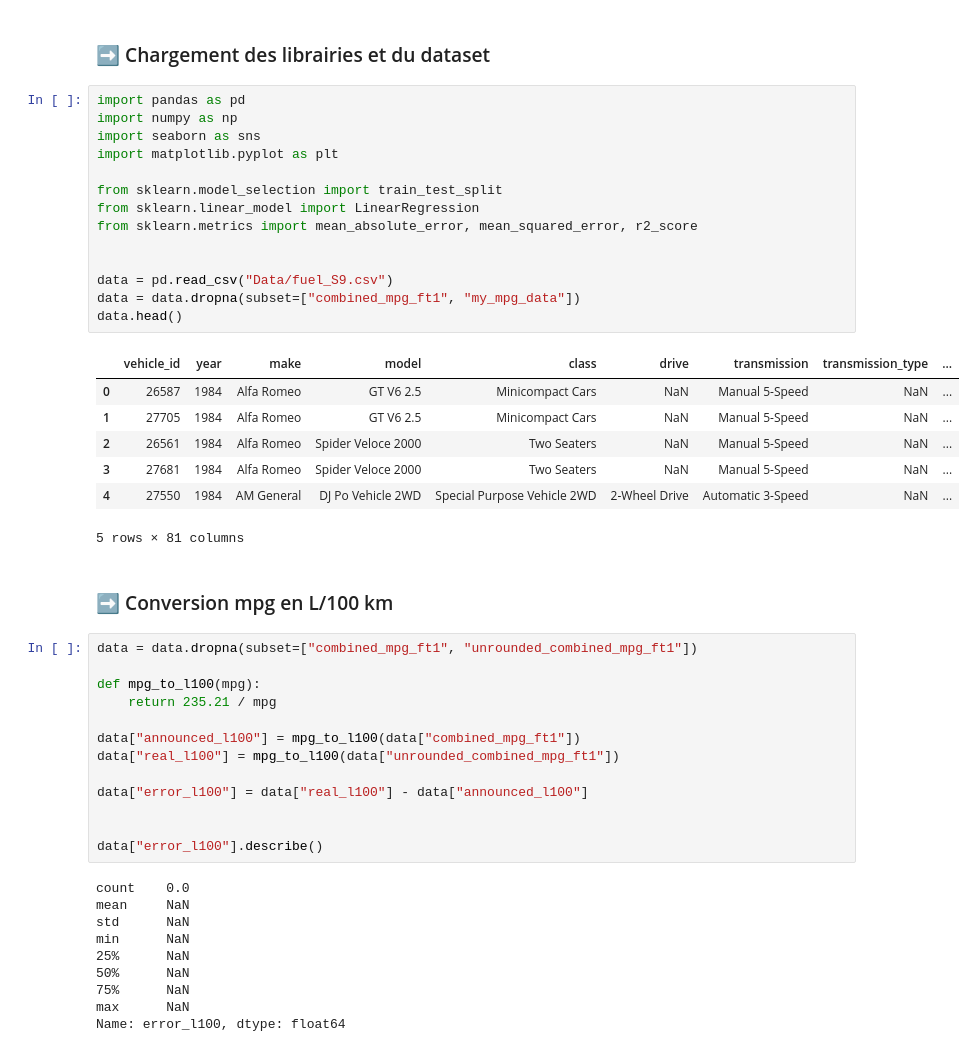
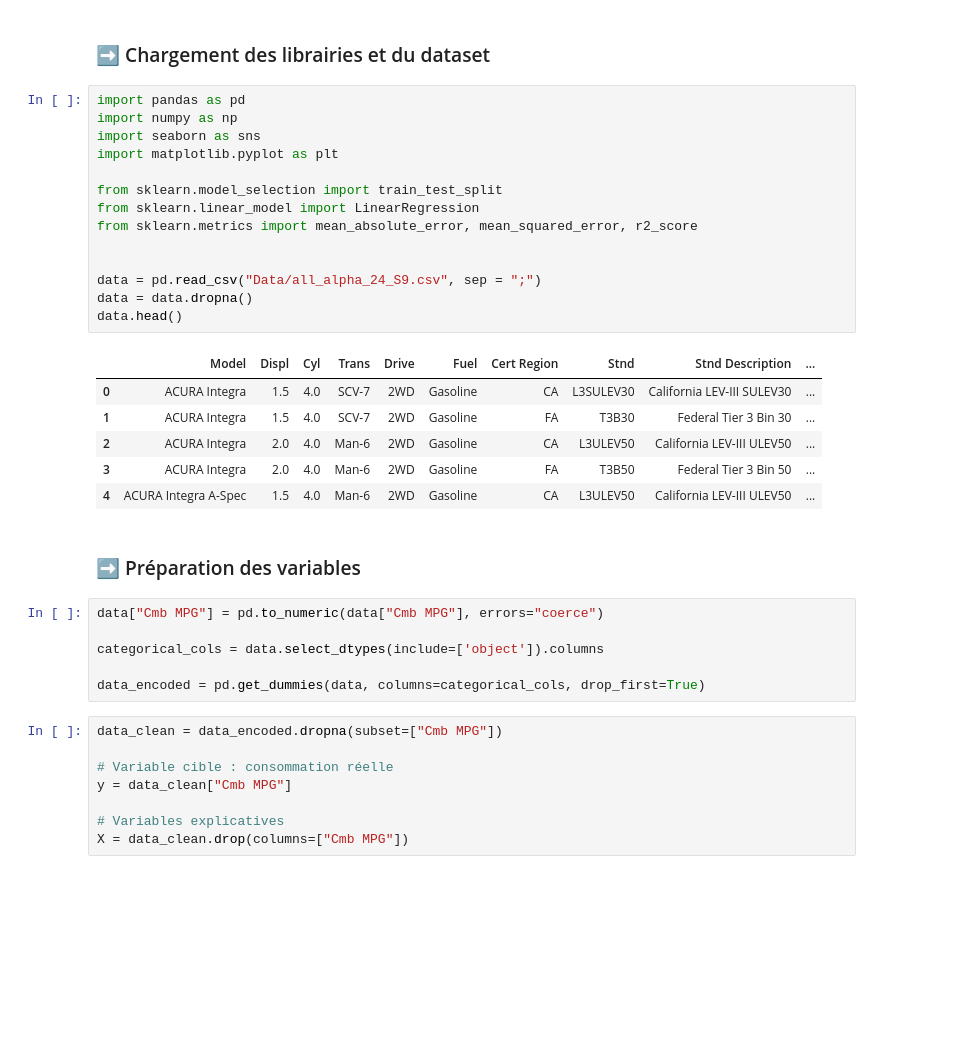
Before and after one commit to Zaneti09/Projet_Data, a Jupyter notebook: Subject/S9.ipynb, the cells around one changed output. Cells and saved outputs as stored; diff of their text form; blank space fills up the shorter version.

```diff
--- a/Subject/S9.ipynb
+++ b/Subject/S9.ipynb
@@ -7,47 +7,37 @@
 # %%
 import pandas as pd
 import numpy as np
 import seaborn as sns
 import matplotlib.pyplot as plt
 
 from sklearn.model_selection import train_test_split
 from sklearn.linear_model import LinearRegression
 from sklearn.metrics import mean_absolute_error, mean_squared_error, r2_score
 
 
-data = pd.read_csv("Data/fuel_S9.csv")
-data = data.dropna(subset=["combined_mpg_ft1", "my_mpg_data"])
+data = pd.read_csv("Data/all_alpha_24_S9.csv", sep = ";")
+data = data.dropna()
 data.head()
 # %% [output]
-|  | vehicle_id | year | make | model | class | drive | transmission | transmission_type | ... |
-| 0 | 26587 | 1984 | Alfa Romeo | GT V6 2.5 | Minicompact Cars | NaN | Manual 5-Speed | NaN | ... |
-| 1 | 27705 | 1984 | Alfa Romeo | GT V6 2.5 | Minicompact Cars | NaN | Manual 5-Speed | NaN | ... |
-| 2 | 26561 | 1984 | Alfa Romeo | Spider Veloce 2000 | Two Seaters | NaN | Manual 5-Speed | NaN | ... |
-| 3 | 27681 | 1984 | Alfa Romeo | Spider Veloce 2000 | Two Seaters | NaN | Manual 5-Speed | NaN | ... |
-| 4 | 27550 | 1984 | AM General | DJ Po Vehicle 2WD | Special Purpose Vehicle 2WD | 2-Wheel Drive | Automatic 3-Speed | NaN | ... |
+|  | Model | Displ | Cyl | Trans | Drive | Fuel | Cert Region | Stnd | Stnd Description | ... |
+| 0 | ACURA Integra | 1.5 | 4.0 | SCV-7 | 2WD | Gasoline | CA | L3SULEV30 | California LEV-III SULEV30 | ... |
+| 1 | ACURA Integra | 1.5 | 4.0 | SCV-7 | 2WD | Gasoline | FA | T3B30 | Federal Tier 3 Bin 30 | ... |
+| 2 | ACURA Integra | 2.0 | 4.0 | Man-6 | 2WD | Gasoline | CA | L3ULEV50 | California LEV-III ULEV50 | ... |
+| 3 | ACURA Integra | 2.0 | 4.0 | Man-6 | 2WD | Gasoline | FA | T3B50 | Federal Tier 3 Bin 50 | ... |
+| 4 | ACURA Integra A-Spec | 1.5 | 4.0 | Man-6 | 2WD | Gasoline | CA | L3ULEV50 | California LEV-III ULEV50 | ... |
-5 rows × 81 columns
 # %% [markdown]
-### ➡️ Conversion mpg en L/100 km
+### ➡️ Préparation des variables
+# %%
+data["Cmb MPG"] = pd.to_numeric(data["Cmb MPG"], errors="coerce")
+
+categorical_cols = data.select_dtypes(include=['object']).columns
+
+data_encoded = pd.get_dummies(data, columns=categorical_cols, drop_first=True)
 # %%
-data = data.dropna(subset=["combined_mpg_ft1", "unrounded_combined_mpg_ft1"])
+data_clean = data_encoded.dropna(subset=["Cmb MPG"])
 
-def mpg_to_l100(mpg):
-    return 235.21 / mpg
+# Variable cible : consommation réelle
+y = data_clean["Cmb MPG"]
 
-data["announced_l100"] = mpg_to_l100(data["combined_mpg_ft1"])
-data["real_l100"] = mpg_to_l100(data["unrounded_combined_mpg_ft1"])
-
-data["error_l100"] = data["real_l100"] - data["announced_l100"]
-
-
-data["error_l100"].describe()
+# Variables explicatives
+X = data_clean.drop(columns=["Cmb MPG"])
-# %% [output]
-count    0.0
-mean     NaN
-std      NaN
-min      NaN
-25%      NaN
-50%      NaN
-75%      NaN
-max      NaN
-Name: error_l100, dtype: float64
```
Also changed, not shown: parts of 10 cells of this notebook.
